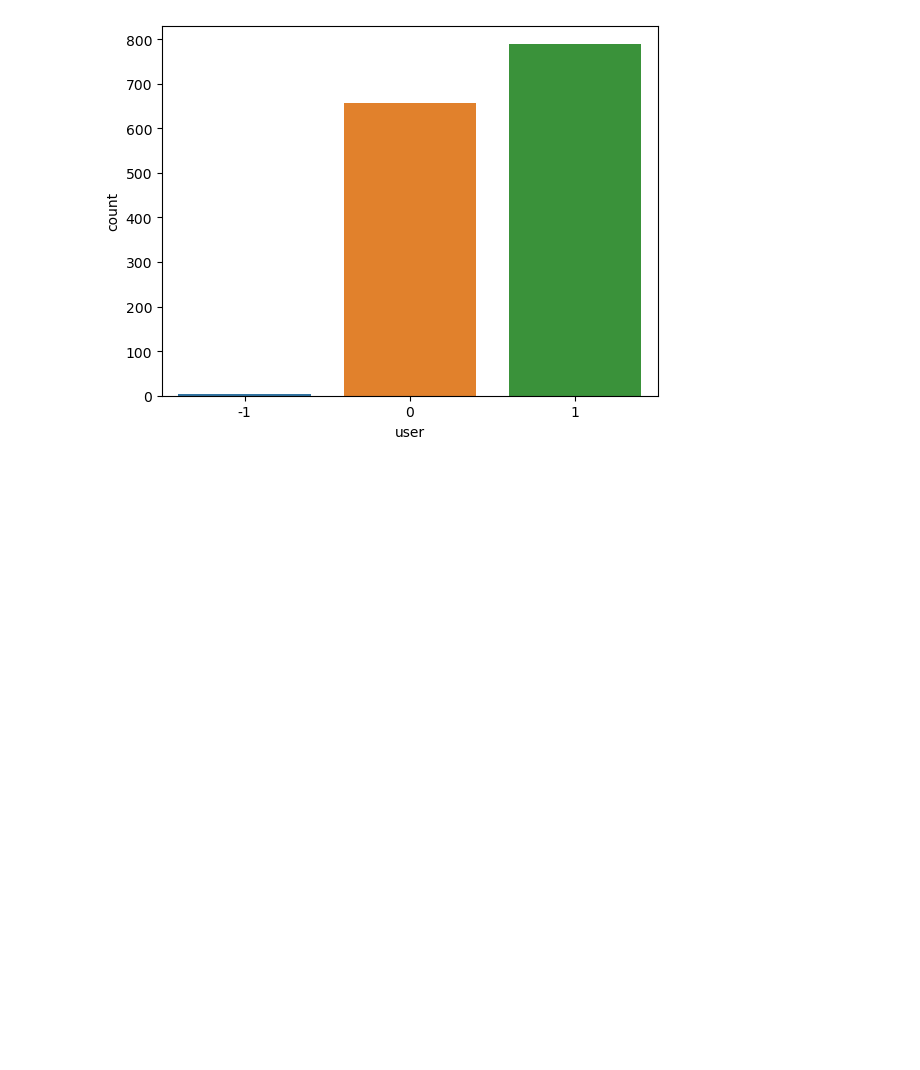
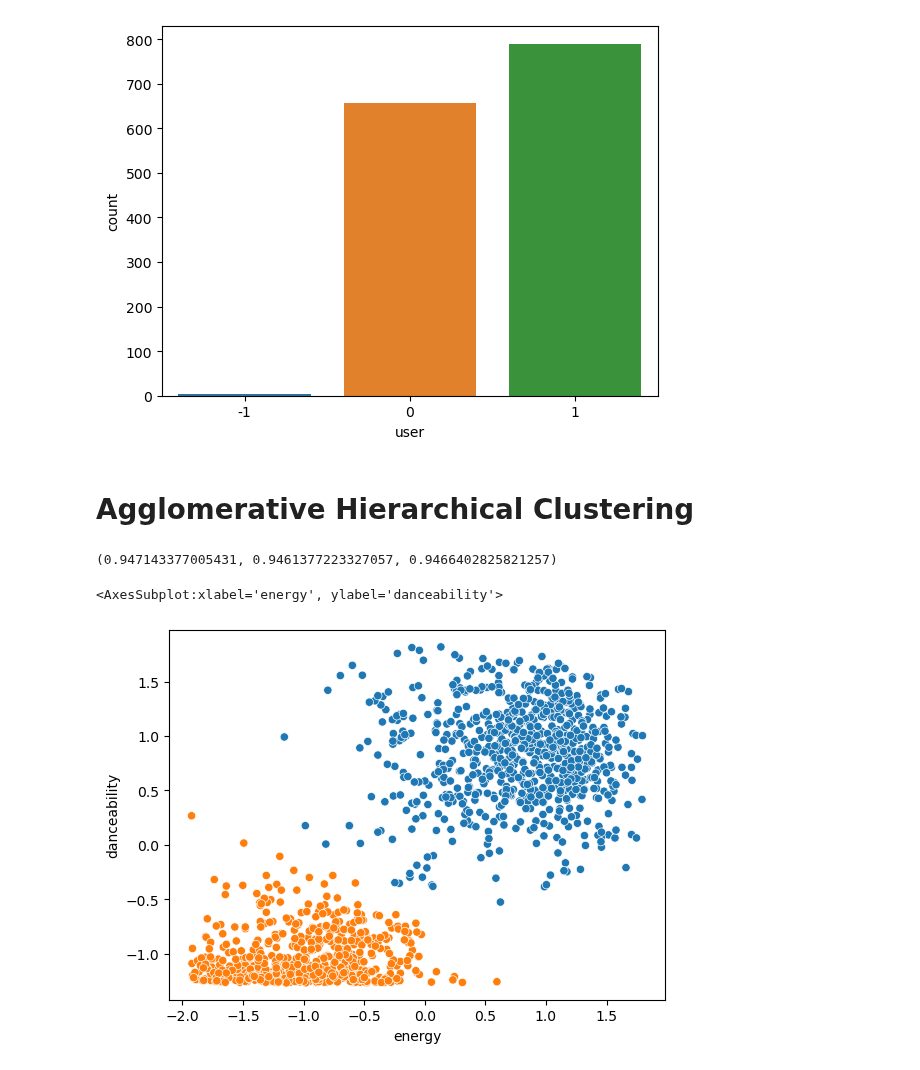
Before and after one commit to elFleppo/CDS-SpotipyProject, a Jupyter notebook: JupyterNotebook/SportifyProject.ipynb, the cells around one changed output. Saved outputs shown, nothing was run; the diff lists cells and outputs as text; code cells hidden in the pictures; blank space fills up the shorter version.

```diff
--- a/JupyterNotebook/SportifyProject.ipynb
+++ b/JupyterNotebook/SportifyProject.ipynb
@@ -482,0 +485,29 @@ print("maximum silhouette score value is: ", dic[max_key])
+# %% [markdown]
+# Agglomerative Hierarchical Clustering
+# %%
+#implement agglomerative hierarchical clustering
+
+from sklearn.cluster import AgglomerativeClustering
+from sklearn.metrics import homogeneity_completeness_v_measure
+
+agg = AgglomerativeClustering(n_clusters=2)
+aggclusters = agg.fit_predict(X)
+homogeneity_completeness_v_measure(aggclusters, y)
+# %% [output]
+(0.947143377005431, 0.9461377223327057, 0.9466402825821257)
+# %%
+# create DataFrames from data
+df_aggclusters = pd.DataFrame(aggclusters)
+df_X = pd.DataFrame(X)
+
+# add column names
+df_aggclusters.columns = ['user']
+df_X.columns = features
+
+# concat both dataframes
+df_predicted = pd.DataFrame(pd.concat([df_X, df_aggclusters], axis="columns")).reindex()
+# scatter plot
+sns.scatterplot(x='energy', y='danceability', hue = 'user', data = df_predicted, legend = None)
+# %% [output]
+<AxesSubplot:xlabel='energy', ylabel='danceability'>
+[figure, added]
```
Also changed, not shown: parts of 6 cells of this notebook, 1 other file.
